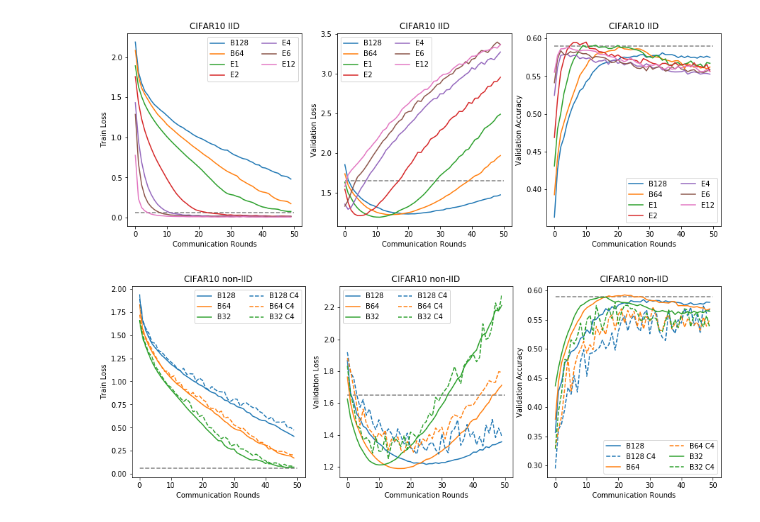
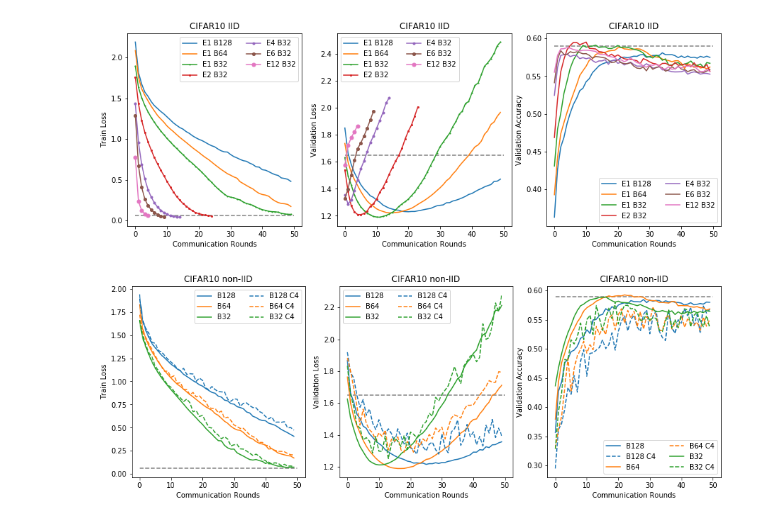
Before and after one commit to abogdanova/FedMed, a Jupyter notebook: Experiments.ipynb, the cells around one changed output. Saved outputs shown, nothing was run; the diff lists cells and outputs as text; code cells hidden in the pictures.

```diff
--- a/Experiments.ipynb
+++ b/Experiments.ipynb
@@ -18,52 +18,52 @@ TargetTest = 1.65
 # %%
 plt.figure(figsize=(15,5))
 plt.subplot(1,3,1)
 
 plt.hlines(TargetTrain, 0, 50, color='grey', linestyles='--')
-plt.plot(B128Train, label='B128')
-plt.plot(B64Train, label='B64')
-plt.plot(E1Train, label='E1')
-plt.plot(E2Train, label='E2')
-plt.plot(E4Train, label='E4')
-plt.plot(E6Train, label='E6')
-plt.plot(E12Train, label='E12')
+plt.plot(B128Train, label='E1 B128')
+plt.plot(B64Train, label='E1 B64')
+plt.plot(E1Train, marker='o', markersize=1, label='E1 B32')
+plt.plot(E2Train[:25], marker='o', markersize=2, label='E2 B32')
+plt.plot(E4Train[:15], marker='o', markersize=3, label='E4 B32')
+plt.plot(E6Train[:10], marker='o', markersize=4, label='E6 B32')
+plt.plot(E12Train[:5], marker='o', markersize=5, label='E12 B32')
 plt.legend(ncol=2)
 plt.ylabel('Train Loss')
 plt.xlabel('Communication Rounds')
 plt.title("CIFAR10 IID")
 
 
 plt.subplot(1,3,2)
 plt.hlines(TargetTest, 0, 50, color='grey', linestyles='--')
-plt.plot(B128Test, label='B128')
-plt.plot(B64Test, label='B64')
-plt.plot(E1Test, label='E1')
-plt.plot(E2Test, label='E2')
-plt.plot(E4Test, label='E4')
-plt.plot(E6Test, label='E6')
-plt.plot(E12Test, label='E12')
+plt.plot(B128Test, label='E1 B128')
+plt.plot(B64Test, label='E1 B64')
+plt.plot(E1Test, marker='o', markersize=1, label='E1 B32')
+plt.plot(E2Test[:24], marker='o', markersize=2, label='E2 B32')
+plt.plot(E4Test[:15], marker='o', markersize=3, label='E4 B32')
+plt.plot(E6Test[:10], marker='o', markersize=4, label='E6 B32')
+plt.plot(E12Test[:5], marker='o', markersize=5, label='E12 B32')
 plt.ylabel('Validation Loss')
 plt.xlabel('Communication Rounds')
 plt.title("CIFAR10 IID")
 plt.legend(ncol=2)
 
 plt.subplot(1,3,3)
 plt.hlines(TargetAccuracy, 0, 50, color='grey', linestyles='--')
-plt.plot(B128Accuracy, label='B128')
-plt.plot(B64Accuracy, label='B64')
-plt.plot(E1Accuracy, label='E1')
-plt.plot(E2Accuracy, label='E2')
-plt.plot(E4Accuracy, label='E4')
-plt.plot(E6Accuracy, label='E6')
-plt.plot(E12Accuracy, label='E12')
+plt.plot(B128Accuracy, label='E1 B128')
+plt.plot(B64Accuracy, label='E1 B64')
+plt.plot(E1Accuracy, label='E1 B32')
+plt.plot(E2Accuracy, label='E2 B32')
+plt.plot(E4Accuracy, label='E4 B32')
+plt.plot(E6Accuracy, label='E6 B32')
+plt.plot(E12Accuracy, label='E12 B32')
 plt.ylabel('Validation Accuracy')
 plt.xlabel('Communication Rounds')
 plt.title("CIFAR10 IID")
 plt.legend(ncol=2)
 
 plt.show()
 # %% [output]
-[figure, old version]
+[figure, new version]
 # %%
 plt.figure(figsize=(15,5))
 
```
Also changed, not shown: 1 other file.
